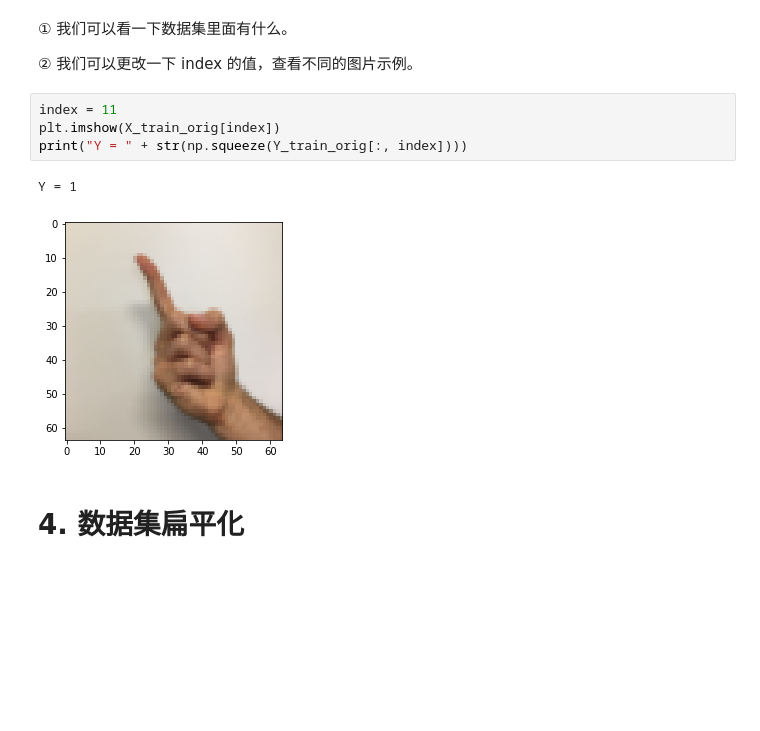
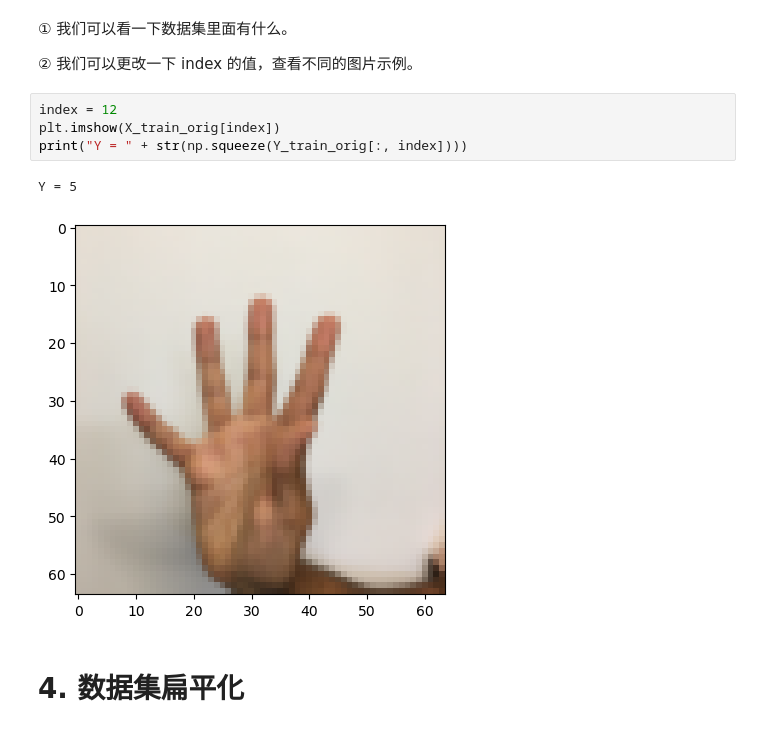
Before and after one commit to Mrytn/I-AccumulateMore-CV, a Jupyter notebook: 322_课程2_第3周_作业题_Tensorflow入门.ipynb, the cells around one changed output. Drawn from its saved outputs; the diff is of its cells as text; blank space fills up the shorter version.

```diff
--- a/322_课程2_第3周_作业题_Tensorflow入门.ipynb
+++ b/322_课程2_第3周_作业题_Tensorflow入门.ipynb
@@ -428,12 +369,12 @@ X_train_orig, Y_train_orig, X_test_orig, Y_test_orig, classes = tf_utils.load_da
 
 ② 我们可以更改一下 index 的值，查看不同的图片示例。
 # %%
-index = 11
+index = 12
 plt.imshow(X_train_orig[index])
 print("Y = " + str(np.squeeze(Y_train_orig[:, index])))
 # %% [output]
-Y = 1
+Y = 5
-[figure, old version]
+[figure, new version]
 # %% [markdown]
 # 4. 数据集扁平化
 # %% [markdown]
```
Also changed, not shown: parts of 25 cells of this notebook, 4 other files.
